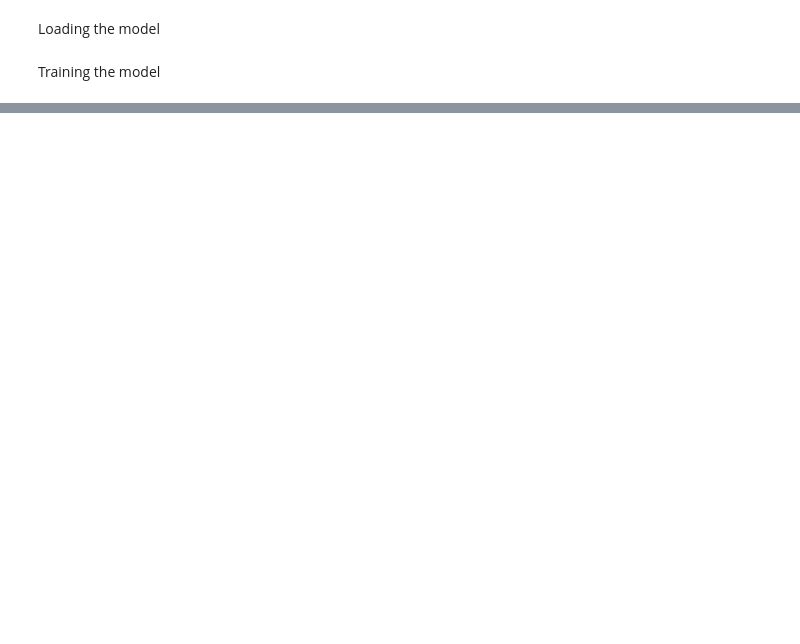
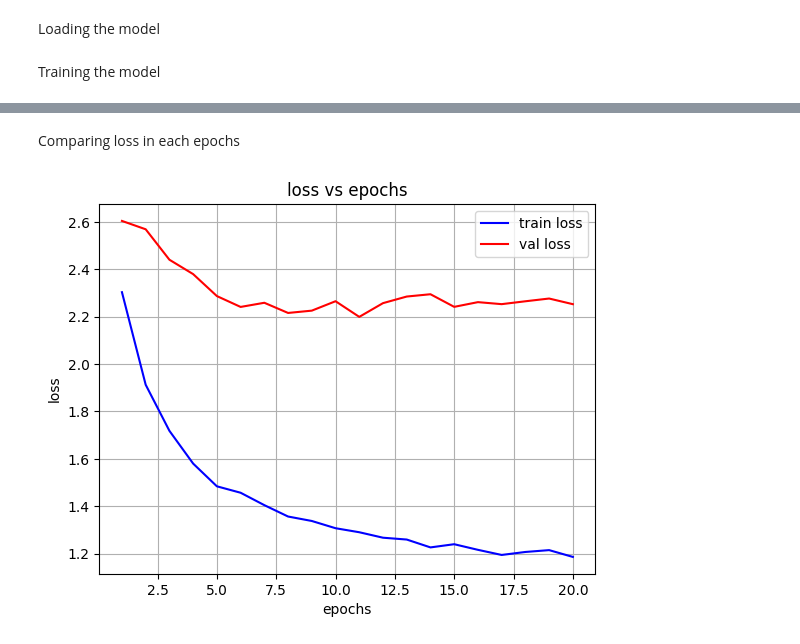
Before and after one commit to SeerPant/DentalVision, a Jupyter notebook: YOLO.ipynb, the cells around one changed output, grey strips where cells are left out. Saved outputs shown, nothing was run; the diff lists cells and outputs as text; code cells hidden in the pictures; blank space fills up the shorter version.

Commit message:
train YOLO model, plot loss vs epoch, update gitignore

```diff
--- a/YOLO.ipynb
+++ b/YOLO.ipynb
@@ -99,0 +128,27 @@ yoloModel.train(data = "dental_dataset_config.yaml",
+# %% [markdown]
+Comparing loss in each epochs
+# %%
+%matplotlib inline
+import pandas as pd
+import matplotlib.pyplot as plt
+
+
+results = './runs/classify/train6/results.csv'
+
+resultsDf = pd.read_csv(results)
+
+#remove whitespaces
+resultsDf.columns = resultsDf.columns.str.strip()
+
+plt.figure()
+plt.plot(resultsDf['epoch'], resultsDf['train/loss'], label = 'train loss', color = "blue")
+plt.plot(resultsDf['epoch'], resultsDf['val/loss'], label = 'val loss', color = "red")
+plt.grid()
+plt.title("loss vs epochs")
+plt.ylabel("loss")
+plt.xlabel("epochs")
+plt.legend()
+
+plt.show()
+# %% [output]
+[figure, added]
```
Also changed, not shown: parts of 5 cells of this notebook, 1 other file.
